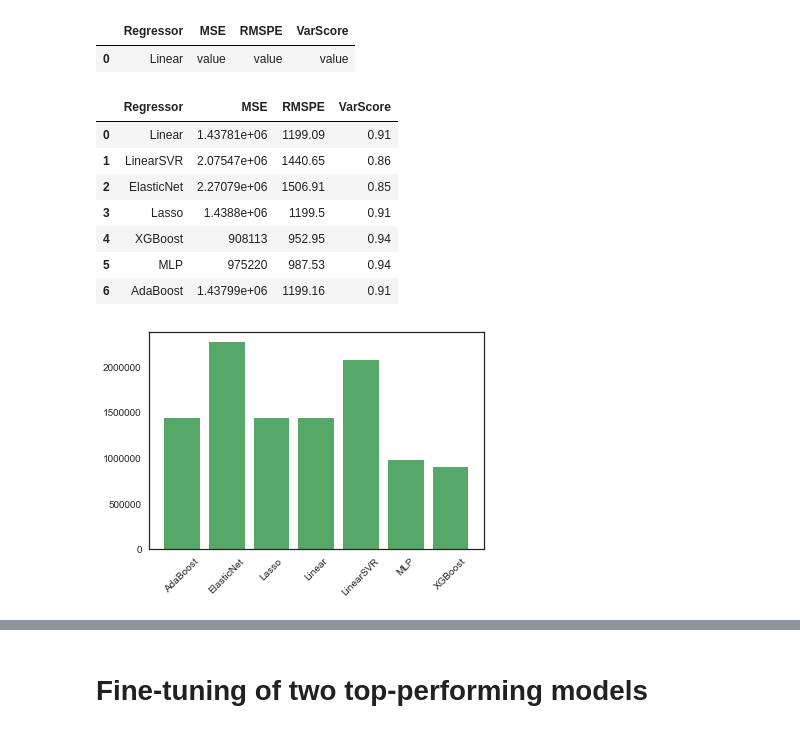
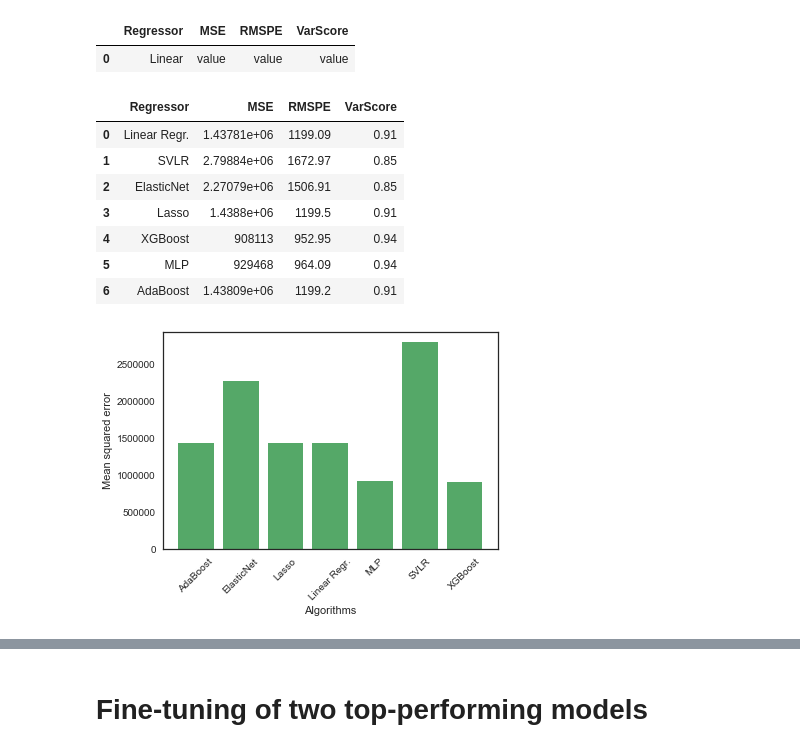
Before and after one commit to manuelfreude/sales-forecast-retail, a Jupyter notebook: Rossmann sales prediction.ipynb, the cells around one changed output, grey strips where cells are left out. Cells and saved outputs as stored; diff of their text form; code cells hidden in the pictures.

```diff
--- a/Rossmann sales prediction.ipynb
+++ b/Rossmann sales prediction.ipynb
@@ -1136,26 +1172,28 @@ scores.head()
 # %%
 # adding calculated values
 
-scores.loc[0] = ['Linear', 1437813.31, 1199.09, 0.91]
-scores.loc[1] = ['LinearSVR', 2075471.65, 1440.65, 0.86]
+scores.loc[0] = ['Linear Regr.', 1437813.31, 1199.09, 0.91]
+scores.loc[1] = ['SVLR', 2798836.14, 1672.97, 0.85]
 scores.loc[2] = ['ElasticNet', 2270791.12, 1506.91, 0.85]
 scores.loc[3] = ['Lasso', 1438798.12,  1199.50,  0.91]
 scores.loc[4] = ['XGBoost', 908112.68, 952.95, 0.94]
-scores.loc[5] = ['MLP', 975220.19, 987.53, 0.94]
-scores.loc[6] = ['AdaBoost', 1437986.87, 1199.16, 0.91]
+scores.loc[5] = ['MLP', 929468.41, 964.09, 0.94]
+scores.loc[6] = ['AdaBoost', 1438085.65, 1199.20, 0.91]
 
 scores
 # %% [output]
 |  | Regressor | MSE | RMSPE | VarScore |
-| 0 | Linear | 1.43781e+06 | 1199.09 | 0.91 |
-| 1 | LinearSVR | 2.07547e+06 | 1440.65 | 0.86 |
+| 0 | Linear Regr. | 1.43781e+06 | 1199.09 | 0.91 |
+| 1 | SVLR | 2.79884e+06 | 1672.97 | 0.85 |
 | 2 | ElasticNet | 2.27079e+06 | 1506.91 | 0.85 |
 | 3 | Lasso | 1.4388e+06 | 1199.5 | 0.91 |
 | 4 | XGBoost | 908113 | 952.95 | 0.94 |
-| 5 | MLP | 975220 | 987.53 | 0.94 |
-| 6 | AdaBoost | 1.43799e+06 | 1199.16 | 0.91 |
+| 5 | MLP | 929468 | 964.09 | 0.94 |
+| 6 | AdaBoost | 1.43809e+06 | 1199.2 | 0.91 |
 # %%
 pyplot.bar(scores['Regressor'], scores['MSE'], color='C7')
-pyplot.xticks(rotation=45);
+pyplot.xticks(rotation=45)
+pyplot.ylabel('Mean squared error')
+pyplot.xlabel('Algorithms');
 # %% [output]
-[figure, old version]
+[figure, new version]
```
Also changed, not shown: parts of 24 cells of this notebook.
